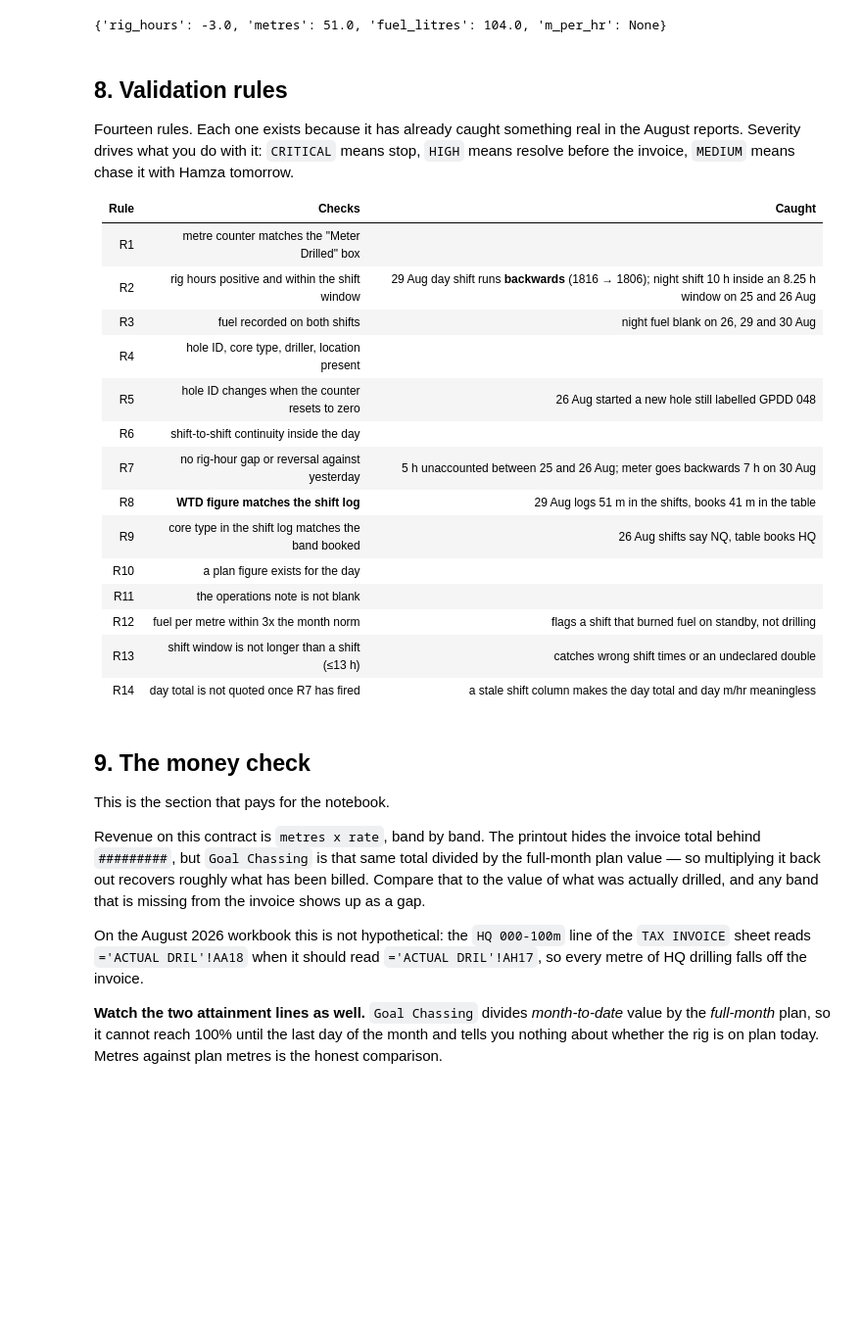
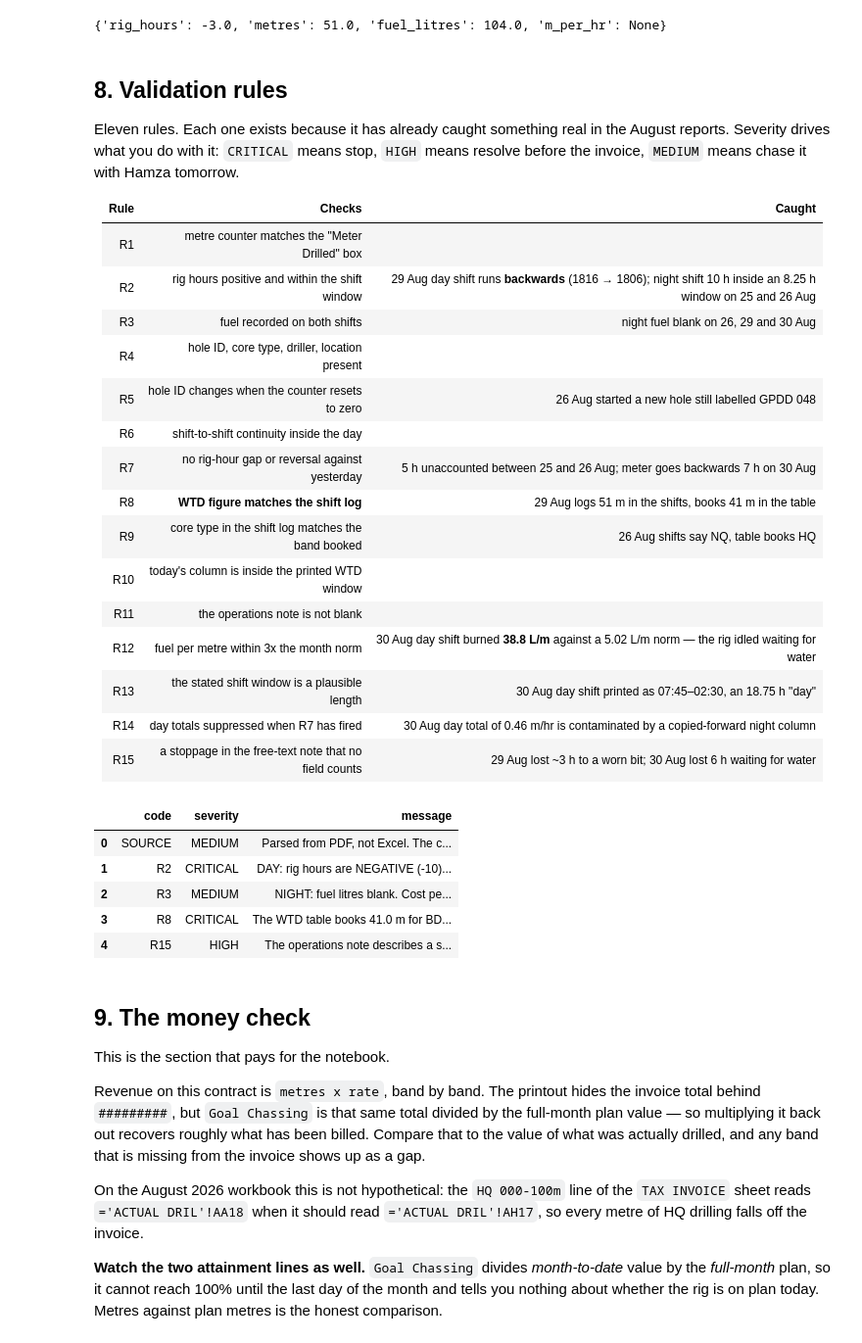
Before and after one commit to vincentmuiruri/AI-Agent-for-Summarizing-Driling-Report-for-Yaya, a Jupyter notebook: luika_daily_report_agent.ipynb, the cells around one changed output. Shown at 98% size. Saved outputs shown, nothing was run; the diff lists cells and outputs as text; code cells hidden in the pictures; blank space fills up the shorter version.

```diff
--- a/luika_daily_report_agent.ipynb
+++ b/luika_daily_report_agent.ipynb
@@ -360,7 +376,7 @@ totals
 # %% [markdown]
 ## 8. Validation rules
 
-Fourteen rules. Each one exists because it has already caught something real in the
+Eleven rules. Each one exists because it has already caught something real in the
 August reports. Severity drives what you do with it: `CRITICAL` means stop, `HIGH`
 means resolve before the invoice, `MEDIUM` means chase it with Hamza tomorrow.
 
@@ -375,13 +391,14 @@ means resolve before the invoice, `MEDIUM` means chase it with Hamza tomorrow.
 | R7 | no rig-hour gap or reversal against yesterday | 5 h unaccounted between 25 and 26 Aug; meter goes backwards 7 h on 30 Aug |
 | R8 | **WTD figure matches the shift log** | 29 Aug logs 51 m in the shifts, books 41 m in the table |
 | R9 | core type in the shift log matches the band booked | 26 Aug shifts say NQ, table books HQ |
-| R10 | a plan figure exists for the day | |
+| R10 | today's column is inside the printed WTD window | |
 | R11 | the operations note is not blank | |
-| R12 | fuel per metre within 3x the month norm | flags a shift that burned fuel on standby, not drilling |
-| R13 | shift window is not longer than a shift (≤13 h) | catches wrong shift times or an undeclared double |
-| R14 | day total is not quoted once R7 has fired | a stale shift column makes the day total and day m/hr meaningless |
+| R12 | fuel per metre within 3x the month norm | 30 Aug day shift burned **38.8 L/m** against a 5.02 L/m norm — the rig idled waiting for water |
+| R13 | the stated shift window is a plausible length | 30 Aug day shift printed as 07:45–02:30, an 18.75 h "day" |
+| R14 | day totals suppressed when R7 has fired | 30 Aug day total of 0.46 m/hr is contaminated by a copied-forward night column |
+| R15 | a stoppage in the free-text note that no field counts | 29 Aug lost ~3 h to a worn bit; 30 Aug lost 6 h waiting for water |
 # %%
-def validate(header, shifts, totals, wtd, prev_row=None):
+def validate(header, shifts, totals, wtd, ops_note="", prev_row=None):
     ex = []
     def flag(code, sev, msg): ex.append({"code": code, "severity": sev, "message": msg})
 
@@ -395,7 +412,7 @@ def validate(header, shifts, totals, wtd, prev_row=None):
         if None not in (s["metres"], s["meter_drilled"]) \
            and abs(s["metres"] - s["meter_drilled"]) > 0.01:
             flag("R1", "HIGH", f"{N}: counter says {s['metres']:.1f} m "
-                 f"({s['start_meter']:g}→{s['end_meter']:g}) but the "
+                 f"({s['start_meter']:g}\u2192{s['end_meter']:g}) but the "
                  f"'Meter Drilled' box says {s['meter_drilled']:.1f} m.")
 
         rh, sch = s["rig_hours"], s["scheduled_hours"]
@@ -403,14 +420,14 @@ def validate(header, shifts, totals, wtd, prev_row=None):
             flag("R2", "HIGH", f"{N}: hour-meter readings missing. This shift adds "
                                f"nothing to the day's rig hours, so the day is understated.")
         elif rh < 0:
-            flag("R2", "CRITICAL", f"{N}: rig hours are NEGATIVE ({rh:g}) — start "
+            flag("R2", "CRITICAL", f"{N}: rig hours are NEGATIVE ({rh:g}) \u2014 start "
                  f"{s['start_rig_hours']:g}, end {s['end_rig_hours']:g}. The readings are "
                  f"the wrong way round. No rate for this shift is defensible.")
         elif rh == 0:
             flag("R2", "HIGH", f"{N}: zero rig hours recorded.")
         elif sch and rh > sch + RIG_HOUR_TOLERANCE:
             flag("R2", "HIGH", f"{N}: rig ran {rh:.1f} h inside a {sch:.2f} h window "
-                 f"({s['start_time']}–{s['end_shift']}). Impossible as stated — either "
+                 f"({s['start_time']}\u2013{s['end_shift']}). Impossible as stated \u2014 either "
                  f"the shift times or the hour meter is wrong.")
 
         if s["fuel_litres"] is None:
@@ -423,7 +440,7 @@ def validate(header, shifts, totals, wtd, prev_row=None):
     d, n = shifts["day"], shifts["night"]
     if d["start_meter"] == 0 and d.get("hole_id") and d["hole_id"] == n.get("hole_id"):
         flag("R5", "HIGH", f"Counter reset to 0 (new hole) but Hole ID is still "
-             f"{d['hole_id']}. The finished hole's finalpth and the new hole ID are lost.")
+             f"{d['hole_id']}. The finished hole's final depth and the new hole ID are lost.")
 
     if None not in (d["end_meter"], n["start_meter"]) \
        and d["end_meter"] != n["start_meter"] and n["start_meter"] != 0:
@@ -445,51 +462,67 @@ def validate(header, shifts, totals, wtd, prev_row=None):
                      f"unchanged or a reading was mistyped.")
 
     bd = header.get("business_day")
     if bd and bd in wtd["headers"]:
         i = wtd["headers"].index(bd)
         booked = sum(v[i] for v in wtd["rows"].values() if v[i])
         if totals["metres"] is not None and abs(booked - totals["metres"]) > 0.01:
             flag("R8", "CRITICAL", f"The WTD table books {booked:.1f} m for {bd} but the "
                  f"shift log totals {totals['metres']:.1f} m. The WTD table is what feeds "
-                 f"the invoice — this is a billing exposure, not a typo.")
+                 f"the invoice \u2014 this is a billing exposure, not a typo.")
         booked_cores = {c for (c, _), v in wtd["rows"].items() if v[i]}
         log_cores = {s["core_type"] for s in shifts.values()
                      if s.get("core_type") and s.get("metres")}
         if booked_cores and log_cores and not (booked_cores & log_cores):
             flag("R9", "CRITICAL", f"Shift log says core {'/'.join(sorted(log_cores))} but "
                  f"the table books {bd} under {'/'.join(sorted(booked_cores))}. Core sizes "
                  f"bill at different rates.")
     elif bd:
         flag("R10", "MEDIUM", f"{bd} is not in the WTD window {wtd['headers']}, so today's "
              f"figure cannot be reconciled against the table on this printout.")
 
-    # R12 fuel per metre far outside the month norm — idling, not inefficiency
-    MONTH_L_PER_M = 5.02          # [given] MASTAR 4,016 L ÷ 800 m, Aug 2026
+    if not ops_note:
+        flag("R11", "MEDIUM", "No operations note. If the rig ran clean, say so \u2014 a blank "
+                              "box is not the same as 'no issues'.")
+
+    # R12 - fuel far above the month norm means the rig burned diesel without drilling.
+    #       This is an idling problem, not a fuel-efficiency problem. Different fix.
     for name, s in shifts.items():
-        if s["l_per_m"] and s["l_per_m"] > MONTH_L_PER_M * 3:
+        if s["l_per_m"] and s["l_per_m"] > MONTH_L_PER_M * FUEL_OUTLIER_FACTOR:
             flag("R12", "HIGH", f"{name.upper()}: {s['l_per_m']:.1f} L/m against a "
-                 f"{MONTH_L_PER_M} L/m month norm. The rig burned fuel without "
-                 f"drilling. Get the standby hours and the reason.")
+                 f"{MONTH_L_PER_M} L/m month norm ({s['l_per_m'] / MONTH_L_PER_M:.1f}x). "
+                 f"The rig burned fuel without drilling. Get the standby hours and the "
+                 f"reason, and establish whether standby is billable.")
 
-    # R13 shift window longer than a shift
+    # R13 - a stated shift window longer than a shift
     for name, s in shifts.items():
-        if s["scheduled_hours"] and s["scheduled_hours"] > 13:
-            flag("R13", "HIGH", f"{name.upper()}: shift window {s['start_time']}"
-                 f"–{s['end_shift']} is {s['scheduled_hours']:.2f} h. Either the "
-                 f"times are wrong or somebody worked a double.")
+        if s["scheduled_hours"] and s["scheduled_hours"] > MAX_SHIFT_HOURS:
+            flag("R13", "HIGH", f"{name.upper()}: window {s['start_time']}\u2013"
+                 f"{s['end_shift']} is {s['scheduled_hours']:.2f} h. Either the times are "
+                 f"wrong or somebody worked a double. Utilisation off this is meaningless.")
 
-    # R14 day totals are unreliable once a stale column is detected
+    # R14 - once a shift column is suspect, the DAY totals are contaminated
     if any(e["code"] == "R7" for e in ex):
-        flag("R14", "HIGH", "R7 fired, so one shift column is suspect. Do not quote "
-                            "the day total or the day m/hr from this report.")
+        flag("R14", "HIGH", "R7 fired, so one shift column is suspect. Do not quote the "
+                            "day total or the day m/hr from this report \u2014 use the clean "
+                            "shift on its own and say which one.")
 
-    if not ops_note:
-        flag("R11", "MEDIUM", "No operations note. If the rig ran clean, say so — a blank "
-                              "box is not the same as 'no issues'.")
+    # R15 - a standby or breakdown described in free text that no field captures
+    if ops_note and re.search(r"standby|stand by|break\s?down|waiting|no production|"
+                              r"bit|water|spare", ops_note, re.I):
+        flag("R15", "HIGH", f"The operations note describes a stoppage that no field on "
+             f"this report counts: \"{ops_note[:160]}\". Downtime hours and consumables "
+             f"are narrative here, not data. Nothing totals them across the month.")
     return ex
 
-exceptions = validate(header, shifts, totals, wtd)
+exceptions = validate(header, shifts, totals, wtd, ops_note)
 pd.DataFrame(exceptions)
+# %% [output]
+|  | code | severity | message |
+| 0 | SOURCE | MEDIUM | Parsed from PDF, not Excel. The c... |
+| 1 | R2 | CRITICAL | DAY: rig hours are NEGATIVE (-10)... |
+| 2 | R3 | MEDIUM | NIGHT: fuel litres blank. Cost pe... |
+| 3 | R8 | CRITICAL | The WTD table books 41.0 m for BD... |
+| 4 | R15 | HIGH | The operations note describes a s... |
 # %% [markdown]
 ## 9. The money check
 
```
Also changed, not shown: parts of 7 cells of this notebook, 2 other files.
